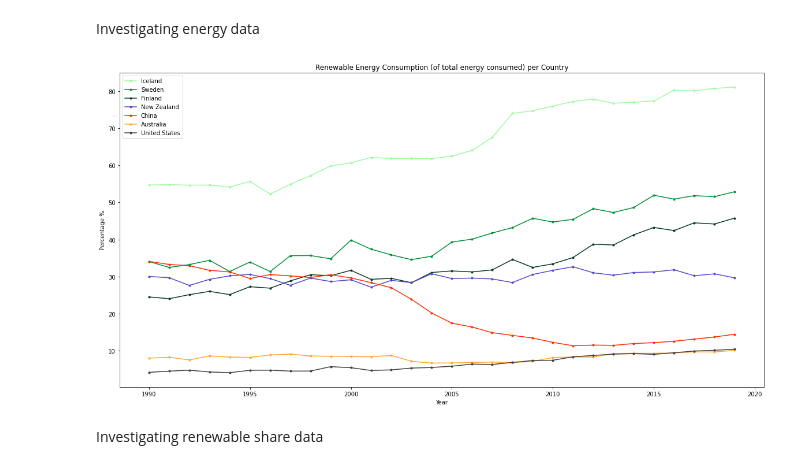
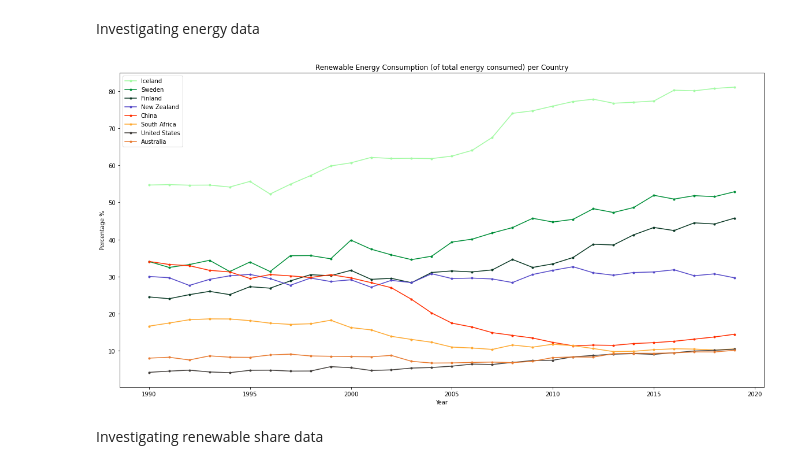
Before and after one commit to aaroln/ev, a Jupyter notebook: presentation.ipynb, the cells around one changed output. Saved outputs shown, nothing was run; the diff lists cells and outputs as text; code cells hidden in the pictures.

```diff
--- a/presentation.ipynb
+++ b/presentation.ipynb
@@ -239,38 +239,38 @@ swe = get_country('Sweden')
 chi = get_country('China')
 
 ice = get_country('Iceland')
+
+zaf = get_country('South Africa')
 # %%
 years = list(range(1990,2021))
 # %%
 renewable = pd.DataFrame(years, columns=['Year'])
 
 
-com_ren = pd.concat([renewable, aus, nor, usa, nzl, fin, can, swe, chi, ice], axis=1)
+com_ren = pd.concat([renewable, aus, nor, usa, nzl, fin, can, swe, chi, ice, zaf], axis=1)
 
 
 
 plt.title('Renewable Energy Consumption (of total energy consumed) per Country')
 plt.plot(com_ren.Year, com_ren.Iceland, '.-', color='#A2FAA3', label='Iceland')
 plt.plot(com_ren.Year, com_ren.Sweden, '.-', color='#008F39', label='Sweden')
 plt.plot(com_ren.Year, com_ren.Finland, '.-', color='#093824', label='Finland')
 plt.plot(com_ren.Year, com_ren['New Zealand'], '.-', color='#5448C8', label='New Zealand')
 plt.plot(com_ren.Year,com_ren.China, '.-', color='#FF2E00', label='China')
-plt.plot(com_ren.Year, com_ren.Australia, '.-', color='#FEA82F', label='Australia')
+plt.plot(com_ren.Year, com_ren['South Africa'], '.-', color='#FEA82F', label='South Africa')
 plt.plot(com_ren.Year, com_ren['United States'], '.-', color='#423E3B', label='United States')
-
-
-
+plt.plot(com_ren.Year, com_ren.Australia, '.-', color='#e87b31', label='Australia')
 
 plt.xlabel('Year')
 
 plt.ylabel('Percentage %')
 
 plt.legend(loc='upper left')
 
 
 plt.show()
 # %% [output]
-[figure, old version]
+[figure, new version]
 # %% [markdown]
 Investigating renewable share data
 # %%
```
Also changed, not shown: parts of 3 cells of this notebook.
